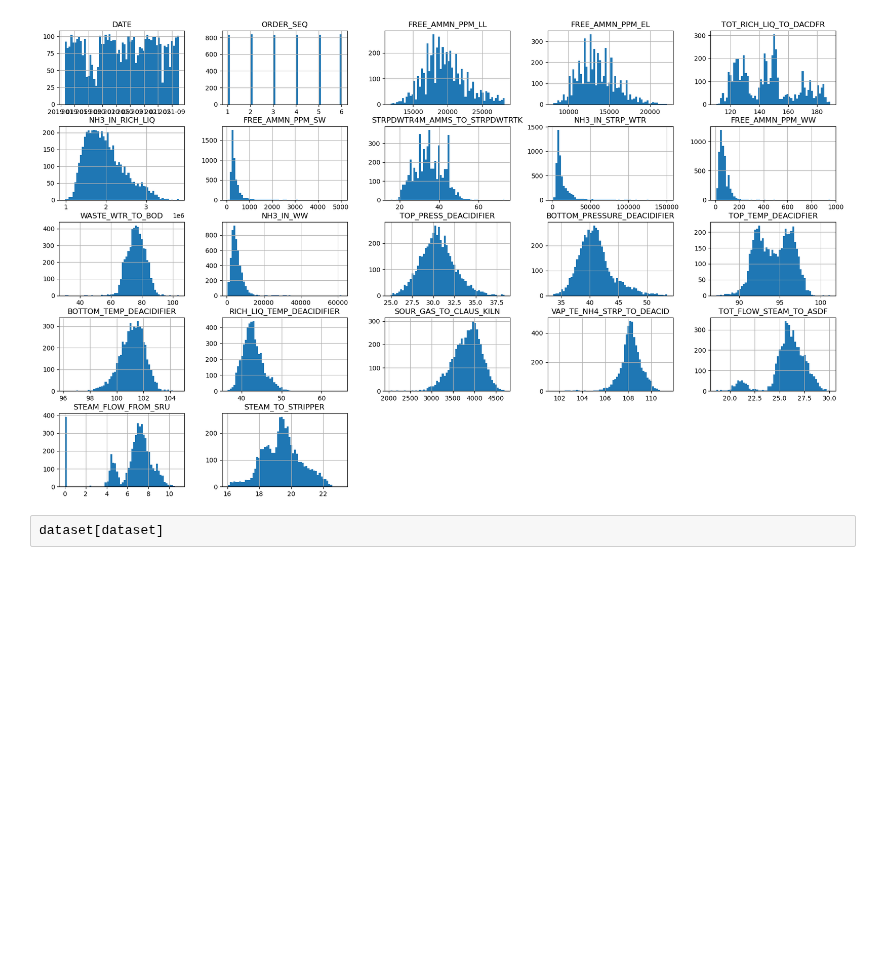
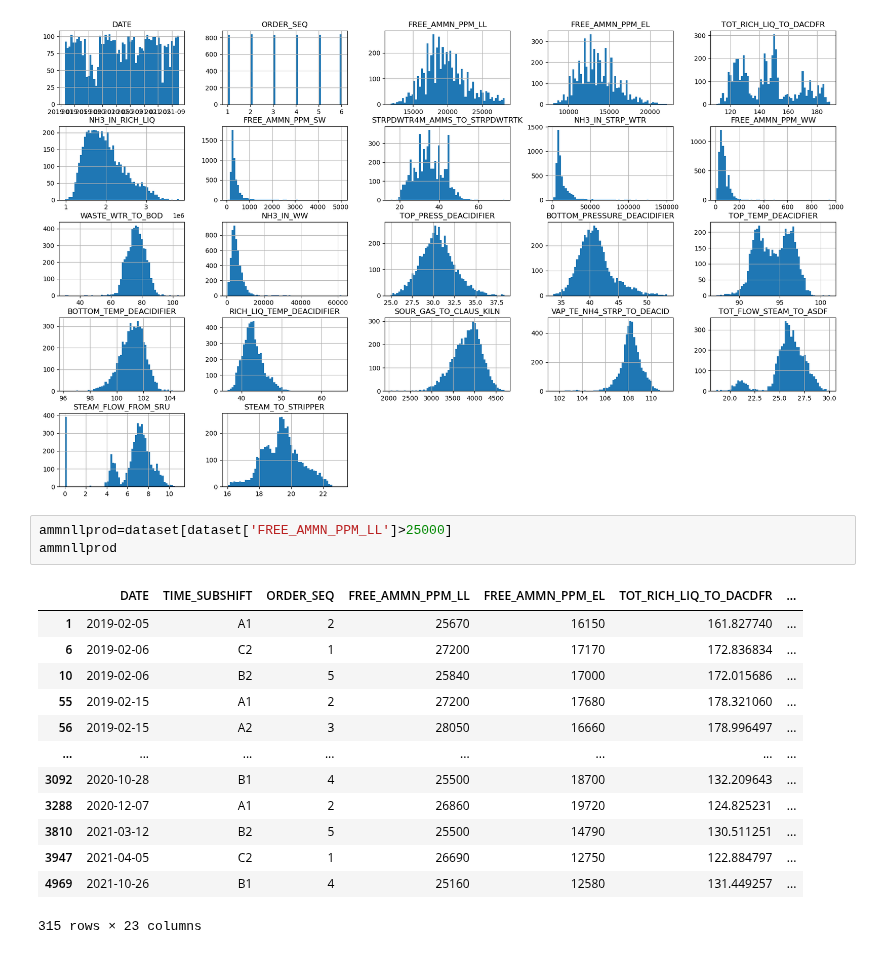
Before and after one commit to BadBunny07/NH3_LL_ByProduct_EDA, a Jupyter notebook: ByProduct_Regression_EDA-checkpoint.ipynb, the cells around one changed output. Drawn from its saved outputs; the diff is of its cells as text; blank space fills up the shorter version.

```diff
--- a/ByProduct_Regression_EDA-checkpoint.ipynb
+++ b/ByProduct_Regression_EDA-checkpoint.ipynb
@@ -192,4 +192,19 @@ array([[<Axes: title={'center': 'DATE'}>,
         <Axes: >, <Axes: >]], dtype=object)
 [figure]
 # %%
-dataset[dataset]
+ammnllprod=dataset[dataset['FREE_AMMN_PPM_LL']>25000]
+ammnllprod
+# %% [output]
+|  | DATE | TIME_SUBSHIFT | ORDER_SEQ | FREE_AMMN_PPM_LL | FREE_AMMN_PPM_EL | TOT_RICH_LIQ_TO_DACDFR | ... |
+| 1 | 2019-02-05 | A1 | 2 | 25670 | 16150 | 161.827740 | ... |
+| 6 | 2019-02-06 | C2 | 1 | 27200 | 17170 | 172.836834 | ... |
+| 10 | 2019-02-06 | B2 | 5 | 25840 | 17000 | 172.015686 | ... |
+| 55 | 2019-02-15 | A1 | 2 | 27200 | 17680 | 178.321060 | ... |
+| 56 | 2019-02-15 | A2 | 3 | 28050 | 16660 | 178.996497 | ... |
+| ... | ... | ... | ... | ... | ... | ... | ... |
+| 3092 | 2020-10-28 | B1 | 4 | 25500 | 18700 | 132.209643 | ... |
+| 3288 | 2020-12-07 | A1 | 2 | 26860 | 19720 | 124.825231 | ... |
+| 3810 | 2021-03-12 | B2 | 5 | 25500 | 14790 | 130.511251 | ... |
+| 3947 | 2021-04-05 | C2 | 1 | 26690 | 12750 | 122.884797 | ... |
+| 4969 | 2021-10-26 | B1 | 4 | 25160 | 12580 | 131.449257 | ... |
+315 rows × 23 columns
```
Also changed, not shown: parts of 8 cells of this notebook.
